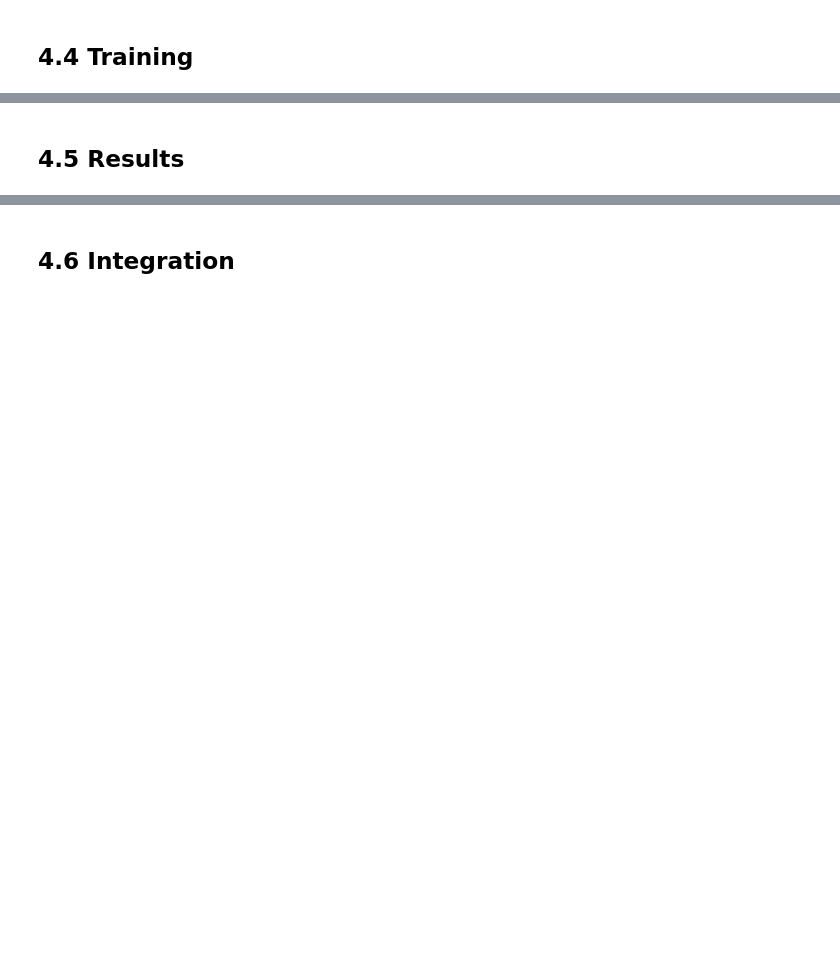
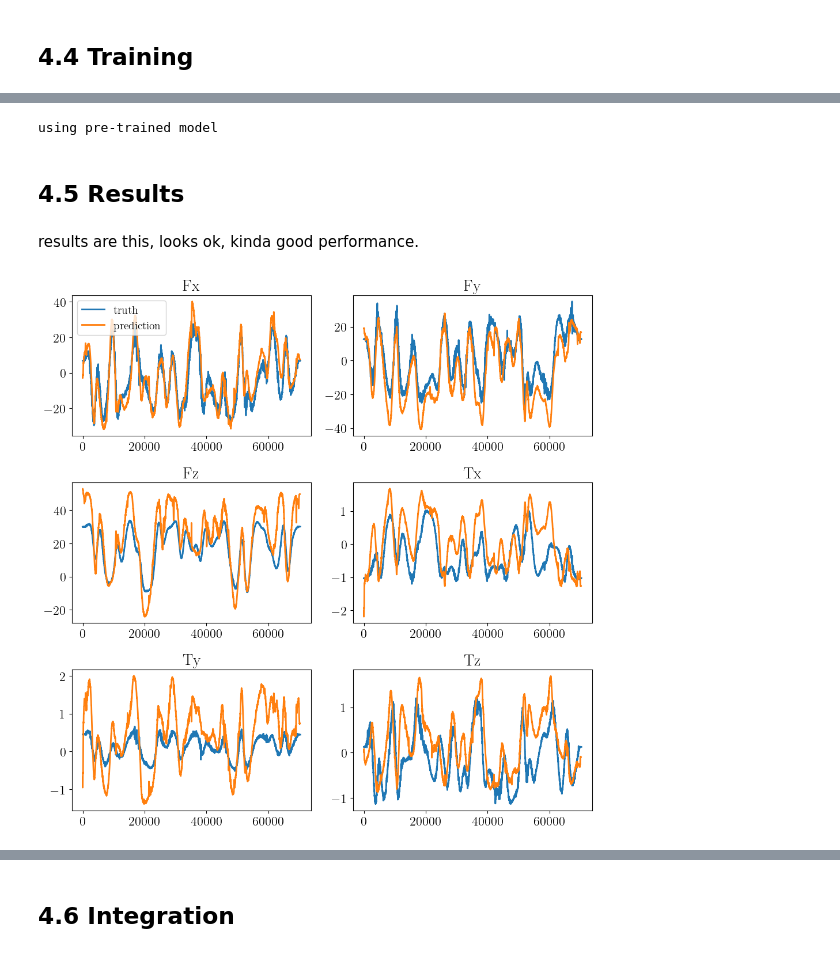
Before and after one commit to allwinlucious/MasterThesis, a Jupyter notebook: 4.0_implementation.ipynb, the cells around one changed output, grey strips where cells are left out. Cells and saved outputs as stored; diff of their text form; code cells hidden in the pictures; blank space fills up the shorter version.

```diff
--- a/4.0_implementation.ipynb
+++ b/4.0_implementation.ipynb
@@ -11,2 +29,58 @@
+# %%
+import os
+import torch
+
+file_path = "utils/ML2/models/model.pt"
+if os.path.exists(file_path):
+    print("using pre-trained model")
+    model = torch.jit.load('utils/ML2/models/model.pt', map_location=torch.device('cpu'))
+
+else:
+    pass
+# %% [output]
+using pre-trained model
 # %% [markdown]
 ## 4.5 Results
+# %% [markdown]
+results are this, looks ok, kinda good performance.
+# %%
+#to denormalize the predictions
+y_max = torch.load('utils/ML2/models/y_max.pt',map_location=torch.device('cpu'))
+y_min = torch.load('utils/ML2/models/y_min.pt',map_location=torch.device('cpu'))
+
+dataset = CustomDatasetFromCSV(csv_path = 'utils/ML2/validation.csv', mode="test")
+test_dataloader = DataLoader(dataset, batch_size=1, shuffle=False)
+
+model.eval()
+
+pred_list = []
+with torch.no_grad():
+    for i, (X,y) in enumerate(tqdm(test_dataloader)):
+
+        pred = model(X)
+        pred = (pred+1)/2* (y_max - y_min) + y_min
+        pred_list.append(pred)
+
+#denormalize the data
+
+y_truth = ((test_dataloader.dataset.y + 1)/2* (y_max - y_min) + y_min).cpu().numpy()
+pred_list = torch.cat(pred_list).numpy()
+fig, axes = plt.subplots(3, 2, figsize=(10, 10))
+
+# Plotting each component
+components = ['Fx', 'Fy', 'Fz', 'Tx', 'Ty', 'Tz']
+for i, ax in enumerate(axes.flat):
+    if i < y_truth.shape[1]:  # Ensure there are enough columns to plot
+        ax.plot(y_truth[:, i], label="truth")
+        ax.plot(pred_list[:, i], label="prediction")
+        ax.set_title(components[i])
+    else:
+        ax.set_visible(False)
+
+# Add legend to the first subplot
+axes[0, 0].legend()
+# Display the plot
+plt.tight_layout()
+plt.show()
+# %% [output]
+[figure, added]
```
Also changed, not shown: parts of 8 cells of this notebook, 11 other files.
